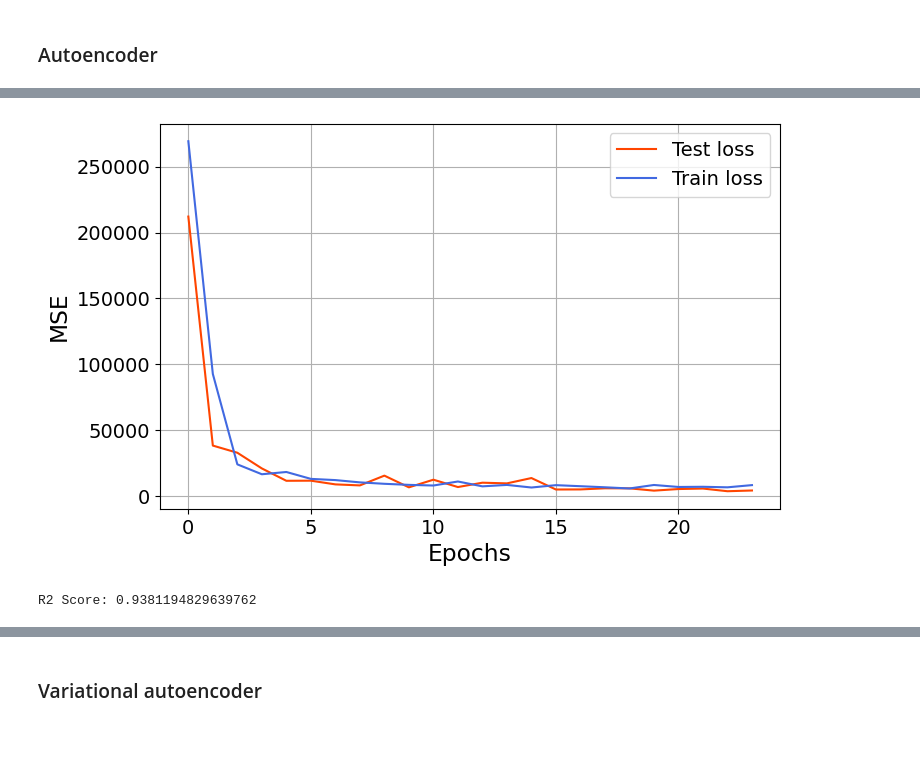
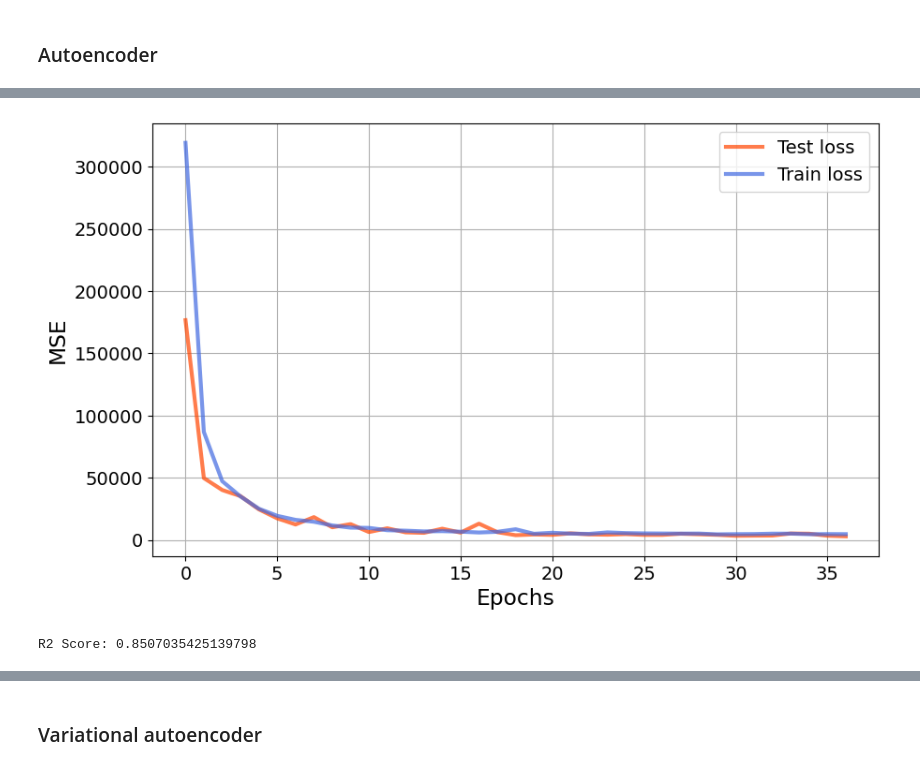
Before and after one commit to Mpkosh/hybrid_surrogate, a Jupyter notebook: notebooks/autoencoder_network_model.ipynb, the cells around one changed output, grey strips where cells are left out. Drawn from its saved outputs; the diff is of its cells as text; code cells hidden in the pictures; blank space fills up the shorter version.

```diff
--- a/notebooks/autoencoder_network_model.ipynb
+++ b/notebooks/autoencoder_network_model.ipynb
@@ -40,7 +41,7 @@ print(r'Диапазон параметров beta:[{}, {}], alpha:[{}, {}]'.for
 # %%
 X_train, X_test, y_train, y_test =  train_test_split(data.drop(columns=['ts']),
                                                      data.ts.values,
-                                                     test_size=0.33,
+                                                     test_size=0.2,
                                                      random_state=42)
 X_train, X_test = X_train.values, X_test.values
 
@@ -63,9 +64,6 @@ device(type='cpu')
 # %% [markdown]
 ### Autoencoder
 # %%
-from torch.utils.tensorboard import SummaryWriter
-%load_ext tensorboard
-
 def loss(criterion, pred, gt):
     loss = criterion(pred, gt)
     return loss
@@ -80,8 +78,6 @@ def predict(model, input):
     return pred.detach().cpu()
 
 def train(model, n_epochs, train_loader, criterion, optimizer, scheduler=None):
-    tb = SummaryWriter()
-
     for epoch in tqdm(range(n_epochs)):
         model.train()
 
@@ -97,9 +93,6 @@ def train(model, n_epochs, train_loader, criterion, optimizer, scheduler=None):
             if scheduler != None:
                 scheduler.step()
 
-        tb.add_scalar("Total loss", loss.item(), epoch)
-    tb.close()
-
 def test(model, X_test, y_test):
     r2_sum = []
     for (x, y) in zip(X_test, y_test):
@@ -194,9 +221,10 @@ def train(
 # %%
-hidden_size = 512
-latent_size = 256
+hidden_size = 256
+latent_size = 32
 n_epochs = 100
 
 mse_cr = F.mse_loss
 r2_cr = r2_loss
 ae = Autoencoder(input_size=2, hidden_size=hidden_size, latent_size=latent_size, output_size=tmax).to(device)
 optimizer = torch.optim.Adam(ae.parameters(), lr=1e-3, weight_decay=5e-4)
+# lr_sched = torch.optim.lr_scheduler.CosineAnnealingWarmRestarts(optimizer, T_0=25, T_mult=1, eta_min=1e-6)
@@ -205,2 +231,11 @@ optimizer = torch.optim.Adam(ae.parameters(), lr=1e-3, weight_decay=5e-4)
 # %%
-train(ae, n_epochs, train_loader, mse_cr, optimizer)
+train_losses, test_losses = train(model=ae,
+        n_epochs=100,   # reduce for faster search, or keep as n_epochs
+        train_loader=train_loader,
+        test_loader=test_loader,
+        criterion=mse_cr,
+        optimizer=optimizer,
+        scheduler=None,      # or your scheduler if needed
+        patience=5,
+        delta=0,
+        device=device)
@@ -207,17 +260,18 @@ train(ae, n_epochs, train_loader, mse_cr, optimizer)
 # %%
 fontsize = 14
-fig, ax = plt.subplots(figsize=(8, 5))
-ax.plot(test_losses, label='Test loss', color='OrangeRed')
-ax.plot(train_losses, label='Train loss', color='RoyalBlue')
+fig, ax = plt.subplots(figsize=(10, 6))
+ax.plot(test_losses, lw=3, label='Test loss', color='OrangeRed', alpha=0.7)
+ax.plot(train_losses, lw=3, label='Train loss', color='RoyalBlue', alpha=0.7)
 ax.set_xlabel('Epochs', fontsize=1.2*fontsize)
 ax.set_ylabel('MSE', fontsize=1.2*fontsize)
 ax.tick_params(axis='both', which='major', labelsize=fontsize)
 ax.legend(fontsize=fontsize)
 ax.grid()
-fig.savefig('../figures/loss_epochs.pdf', bbox_inches='tight')
+fig.savefig('../figures/ae_loss_epochs.png', dpi=600, bbox_inches='tight')
+fig.savefig('../figures/ae_loss_epochs.pdf', bbox_inches='tight')
 # %% [output]
-[figure, old version]
+[figure, new version]
 # %%
 test(ae, X_test, y_test)
 # %% [output]
-R2 Score: 0.9381194829639762
+R2 Score: 0.8507035425139798
```
Also changed, not shown: parts of 20 cells of this notebook, 5 other files.
